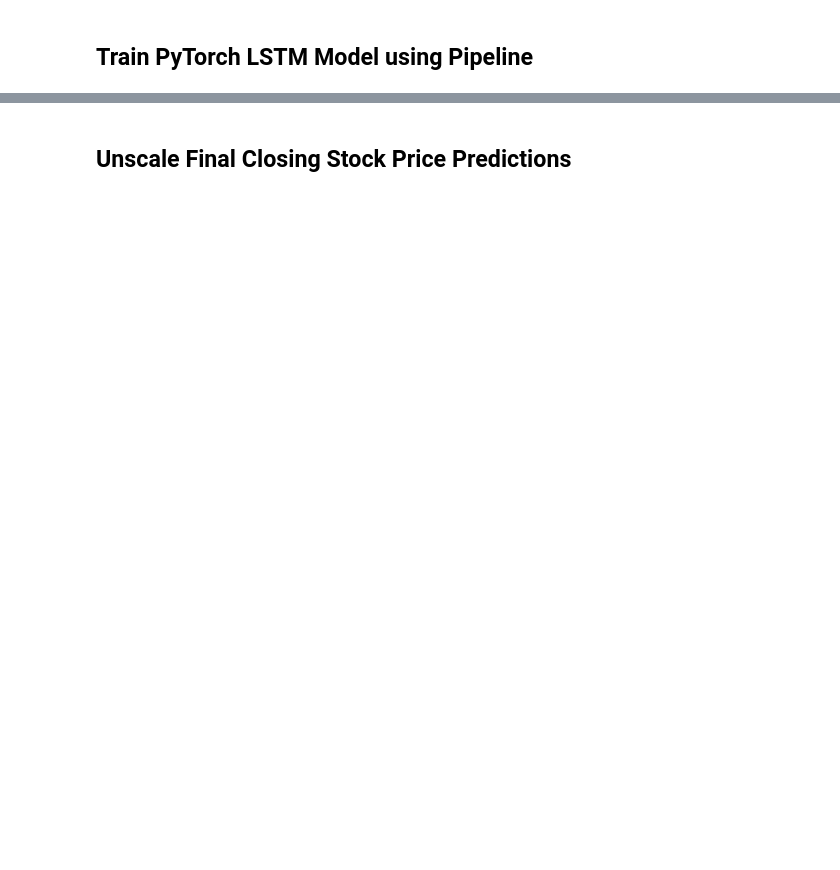
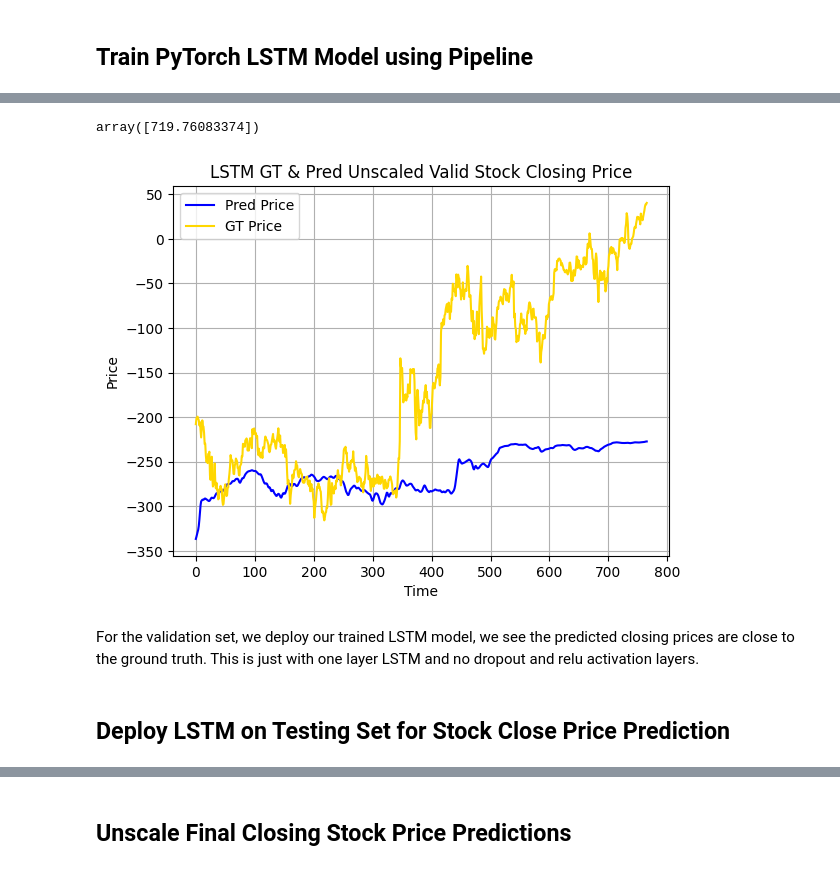
Before and after one commit to Financial-AI/Stock-Recommender-System, a Jupyter notebook: Notebooks/Stock_Price_Pred_EndToEnd_MLApp_JGuzman_112023.ipynb, the cells around one changed output, grey strips where cells are left out. Drawn from its saved outputs; the diff is of its cells as text; code cells hidden in the pictures; blank space fills up the shorter version.

```diff
--- a/Notebooks/Stock_Price_Pred_EndToEnd_MLApp_JGuzman_112023.ipynb
+++ b/Notebooks/Stock_Price_Pred_EndToEnd_MLApp_JGuzman_112023.ipynb
@@ -784,0 +824,2 @@ LSTM: final_valid Min RMSE = 0.07733356772334712
+# %%
+final_closing_price_valid_gts, final_closing_price_valid_preds = pytorch_pipeline.deploy_model(stock_valid_loader, lstm_model)
@@ -785,3 +844,24 @@ LSTM: final_valid Min RMSE = 0.07733356772334712
+# %%
+unscale = 1/scaler.scale_
+# %%
+np.array([unscale[0]])
+# %% [output]
+array([719.76083374])
+# %%
+final_closing_price_unscaled_valid_preds = final_closing_price_valid_preds*np.array([unscale[0]])
+# %%
+final_closing_price_unscaled_valid_gts = final_closing_price_valid_gts*np.array([unscale[0]])
+# %%
+pytorch_utility.plot_gt_pred_curves(final_closing_price_unscaled_valid_gts, final_closing_price_unscaled_valid_preds,
+                    "LSTM GT & Pred Unscaled Valid Stock Closing Price", "lstm_gt_pred_unscaled_valid_stock_close_price_curves.jpg")
+# %% [output]
+[figure, added]
+# %% [markdown]
+For the validation set, we deploy our trained LSTM model, we see the predicted closing prices
+are close to the ground truth. This is just with one layer LSTM and no dropout and relu activation
+layers.
+# %% [markdown]
+## Deploy LSTM on Testing Set for Stock Close Price Prediction
 # %%
 final_closing_price_gts, final_closing_price_predictions = pytorch_pipeline.deploy_model(stock_test_loader, lstm_model)
 # %% [output]
```
Also changed, not shown: parts of 32 cells of this notebook, 1 other file.
